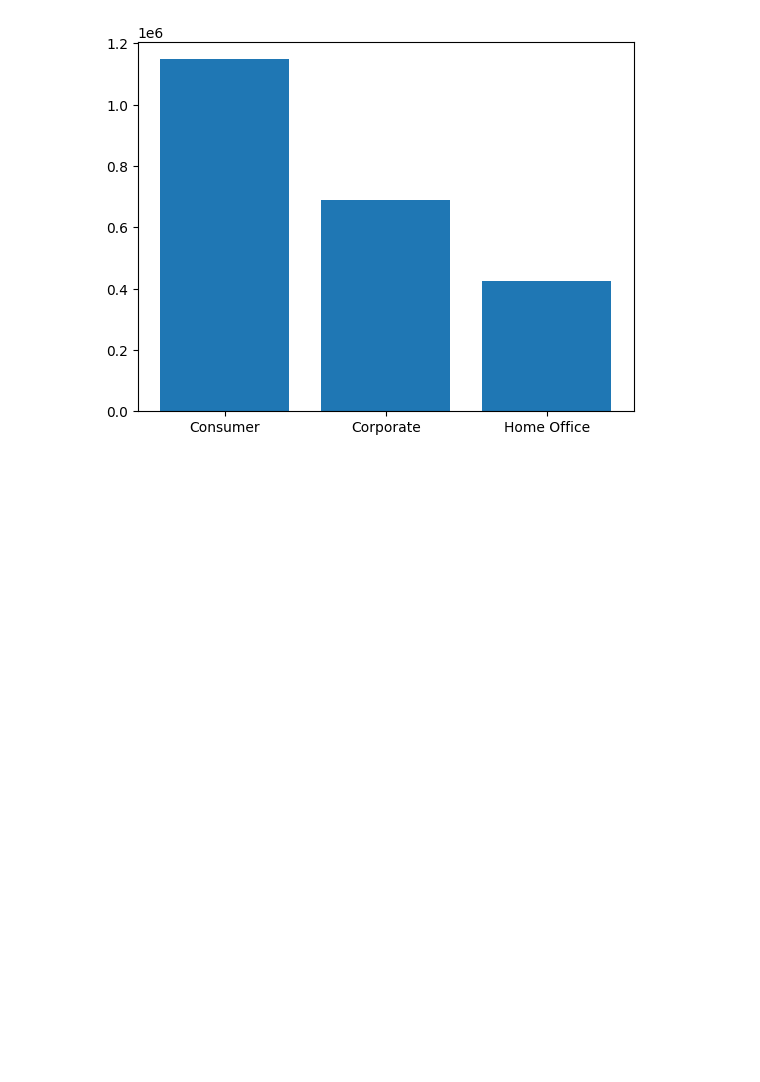
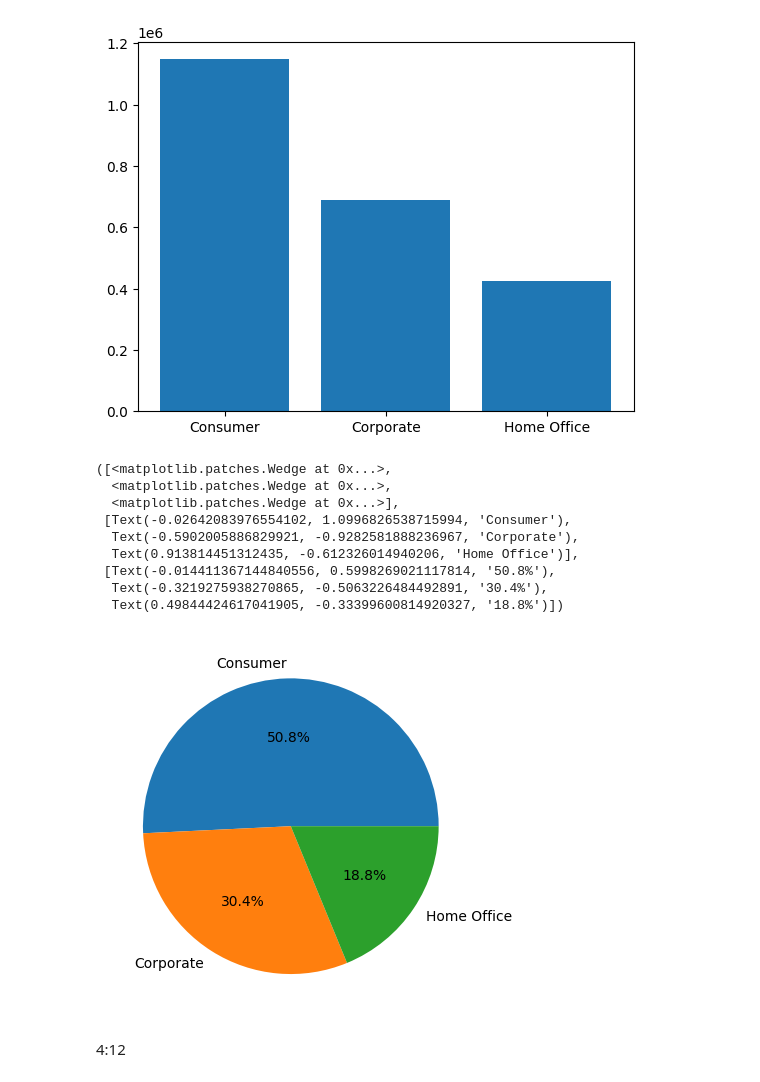
Before and after one commit to ZakDeveloperAI/Superstore_data_analysis, a Jupyter notebook: superstore_data_analysis.ipynb, the cells around one changed output. Drawn from its saved outputs; the diff is of its cells as text; code cells hidden in the pictures; blank space fills up the shorter version.

```diff
--- a/superstore_data_analysis.ipynb
+++ b/superstore_data_analysis.ipynb
@@ -89,3 +89,18 @@ plt.bar(sales_per_segment['Type of Customers'],sales_per_segment['Total Sales'])
 # %% [output]
 <BarContainer object of 3 artists>
 [figure]
+# %%
+plt.pie(sales_per_segment['Total Sales'], labels=sales_per_segment['Type of Customers'],autopct='%1.1f%%')
+# %% [output]
+([<matplotlib.patches.Wedge at 0x...>,
+  <matplotlib.patches.Wedge at 0x...>,
+  <matplotlib.patches.Wedge at 0x...>],
+ [Text(-0.02642083976554102, 1.0996826538715994, 'Consumer'),
+  Text(-0.5902005886829921, -0.9282581888236967, 'Corporate'),
+  Text(0.913814451312435, -0.612326014940206, 'Home Office')],
+ [Text(-0.014411367144840556, 0.5998269021117814, '50.8%'),
+  Text(-0.3219275938270865, -0.5063226484492891, '30.4%'),
+  Text(0.49844424617041905, -0.33399600814920327, '18.8%')])
+[figure, added]
+# %% [markdown]
+4:12
```
